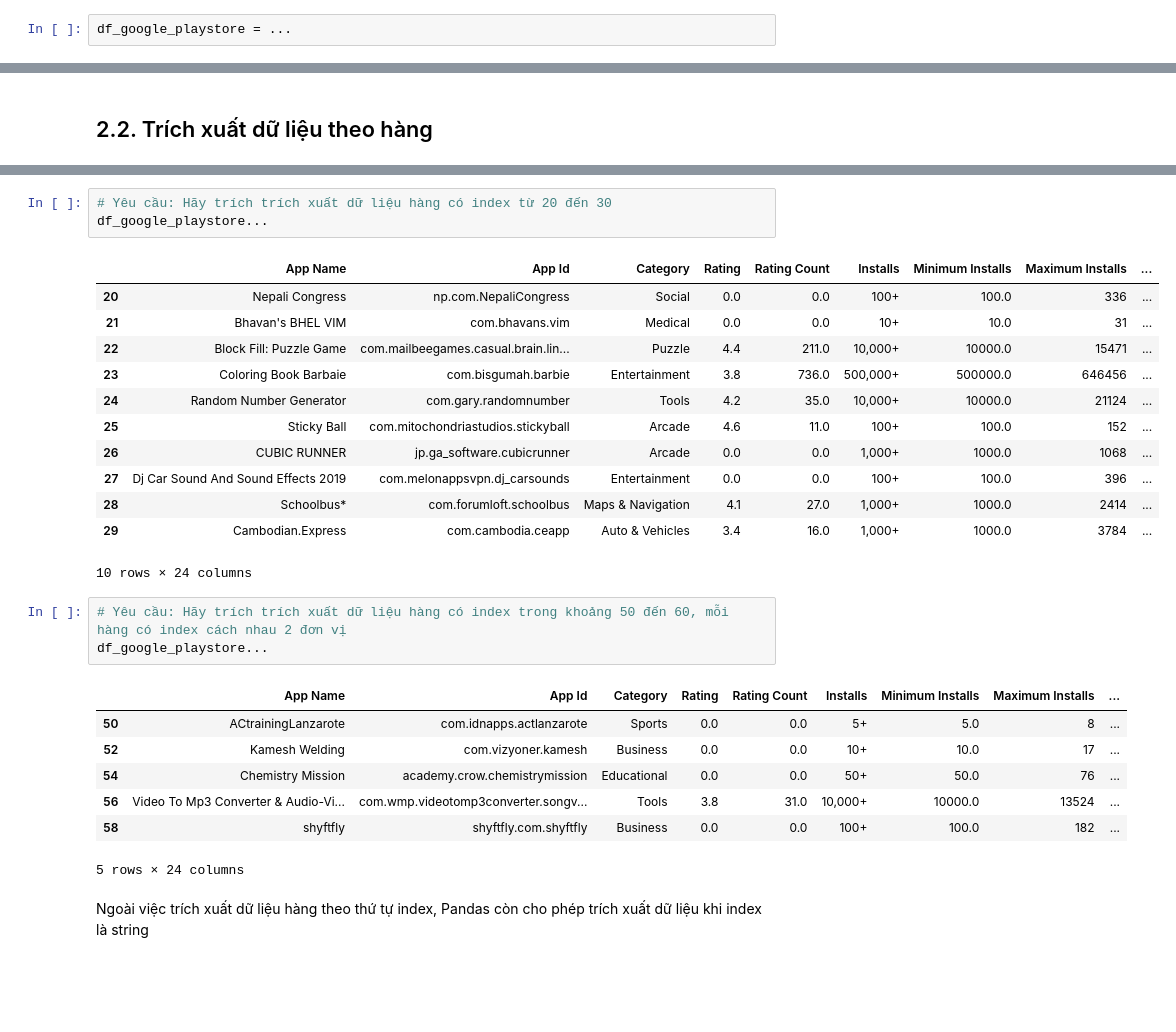
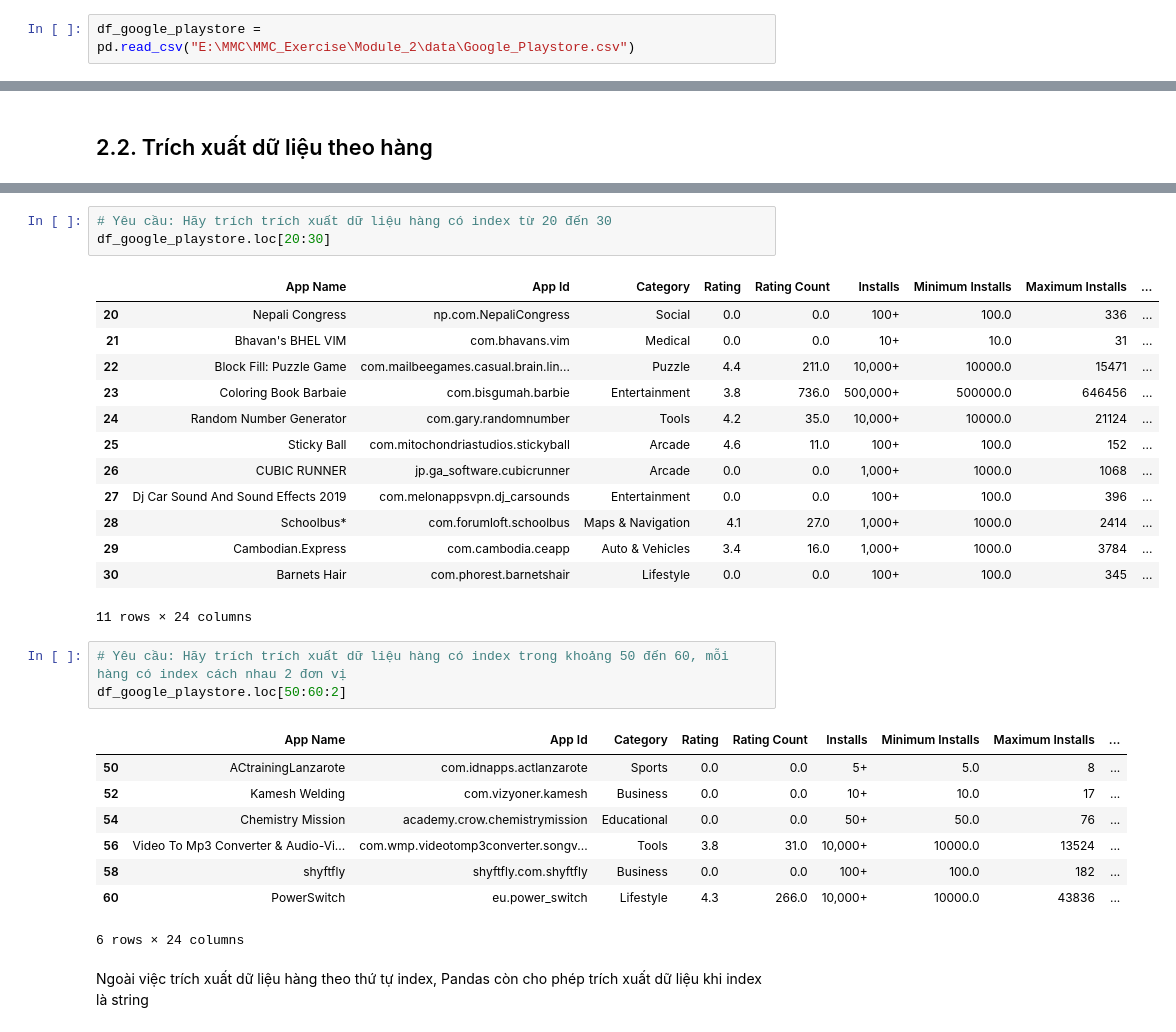
Before and after one commit to Phatban/MMC_Exercises, a Jupyter notebook: Module_2/DSMMC2_Buoi09_Phatban/Lab_9.1.ipynb, the cells around one changed output, grey strips where cells are left out. Saved outputs shown, nothing was run; the diff lists cells and outputs as text; blank space fills up the shorter version.

Commit message:
fix previous exercises

```diff
--- a/Module_2/DSMMC2_Buoi09_Phatban/Lab_9.1.ipynb
+++ b/Module_2/DSMMC2_Buoi09_Phatban/Lab_9.1.ipynb
@@ -7,7 +7,7 @@ import pandas as pd
 # %% [markdown]
 Đầu tiên, hãy đọc dữ liệu bằng Pandas từ file data Google_Playstore.csv
 # %%
-df_google_playstore = ...
+df_google_playstore = pd.read_csv("E:\MMC\MMC_Exercise\Module_2\data\Google_Playstore.csv")
 # %%
 df_google_playstore.head()
 # %% [output]
@@ -84,23 +84,24 @@ Scraped Time                                       2021-06-15 20:19:35
 Name: 10, dtype: object
 # %%
 # Yêu cầu: Hãy trích trích xuất dữ liệu hàng có index từ 20 đến 30
-df_google_playstore...
+df_google_playstore.loc[20:30]
 # %% [output]
 |  | App Name | App Id | Category | Rating | Rating Count | Installs | Minimum Installs | Maximum Installs | ... |
 | 20 | Nepali Congress | np.com.NepaliCongress | Social | 0.0 | 0.0 | 100+ | 100.0 | 336 | ... |
 | 21 | Bhavan's BHEL VIM | com.bhavans.vim | Medical | 0.0 | 0.0 | 10+ | 10.0 | 31 | ... |
 | 22 | Block Fill: Puzzle Game | com.mailbeegames.casual.brain.lin... | Puzzle | 4.4 | 211.0 | 10,000+ | 10000.0 | 15471 | ... |
 | 23 | Coloring Book Barbaie | com.bisgumah.barbie | Entertainment | 3.8 | 736.0 | 500,000+ | 500000.0 | 646456 | ... |
 | 24 | Random Number Generator | com.gary.randomnumber | Tools | 4.2 | 35.0 | 10,000+ | 10000.0 | 21124 | ... |
 | 25 | Sticky Ball | com.mitochondriastudios.stickyball | Arcade | 4.6 | 11.0 | 100+ | 100.0 | 152 | ... |
 | 26 | CUBIC RUNNER | jp.ga_software.cubicrunner | Arcade | 0.0 | 0.0 | 1,000+ | 1000.0 | 1068 | ... |
 | 27 | Dj Car Sound And Sound Effects 2019 | com.melonappsvpn.dj_carsounds | Entertainment | 0.0 | 0.0 | 100+ | 100.0 | 396 | ... |
 | 28 | Schoolbus* | com.forumloft.schoolbus | Maps & Navigation | 4.1 | 27.0 | 1,000+ | 1000.0 | 2414 | ... |
 | 29 | Cambodian.Express | com.cambodia.ceapp | Auto & Vehicles | 3.4 | 16.0 | 1,000+ | 1000.0 | 3784 | ... |
+| 30 | Barnets Hair | com.phorest.barnetshair | Lifestyle | 0.0 | 0.0 | 100+ | 100.0 | 345 | ... |
-10 rows × 24 columns
+11 rows × 24 columns
 # %%
 # Yêu cầu: Hãy trích trích xuất dữ liệu hàng có index trong khoảng 50 đến 60, mỗi hàng có index cách nhau 2 đơn vị
-df_google_playstore...
+df_google_playstore.loc[50:60:2]
 # %% [output]
 |  | App Name | App Id | Category | Rating | Rating Count | Installs | Minimum Installs | Maximum Installs | ... |
 | 50 | ACtrainingLanzarote | com.idnapps.actlanzarote | Sports | 0.0 | 0.0 | 5+ | 5.0 | 8 | ... |
@@ -108,7 +109,8 @@ df_google_playstore...
 | 54 | Chemistry Mission | academy.crow.chemistrymission | Educational | 0.0 | 0.0 | 50+ | 50.0 | 76 | ... |
 | 56 | Video To Mp3 Converter & Audio-Vi... | com.wmp.videotomp3converter.songv... | Tools | 3.8 | 31.0 | 10,000+ | 10000.0 | 13524 | ... |
 | 58 | shyftfly | shyftfly.com.shyftfly | Business | 0.0 | 0.0 | 100+ | 100.0 | 182 | ... |
+| 60 | PowerSwitch | eu.power_switch | Lifestyle | 4.3 | 266.0 | 10,000+ | 10000.0 | 43836 | ... |
-5 rows × 24 columns
+6 rows × 24 columns
 # %% [markdown]
 Ngoài việc trích xuất dữ liệu hàng theo thứ tự index, Pandas còn cho phép trích xuất dữ liệu khi index là string
 # %%
```
Also changed, not shown: parts of 7 cells of this notebook, 1 other file.
